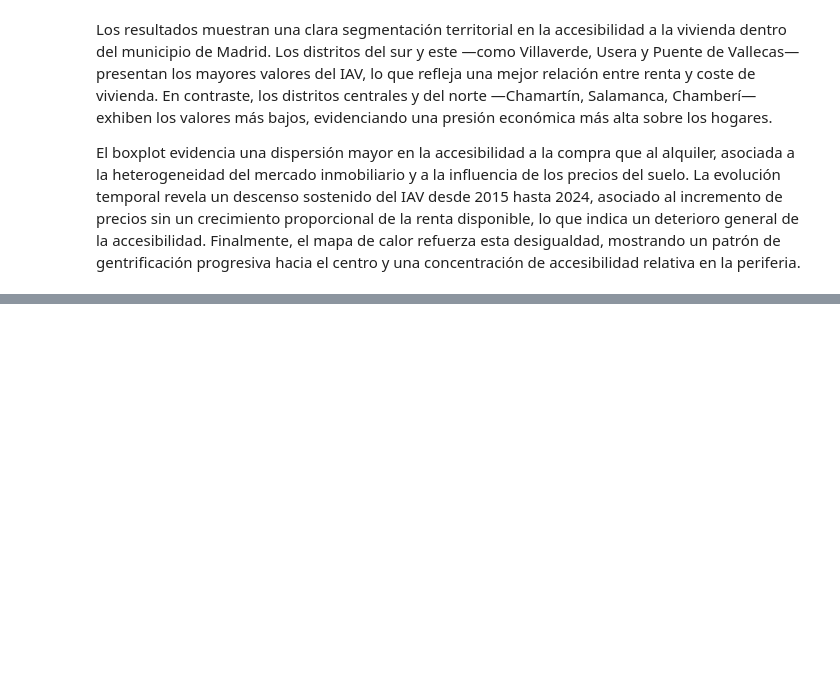
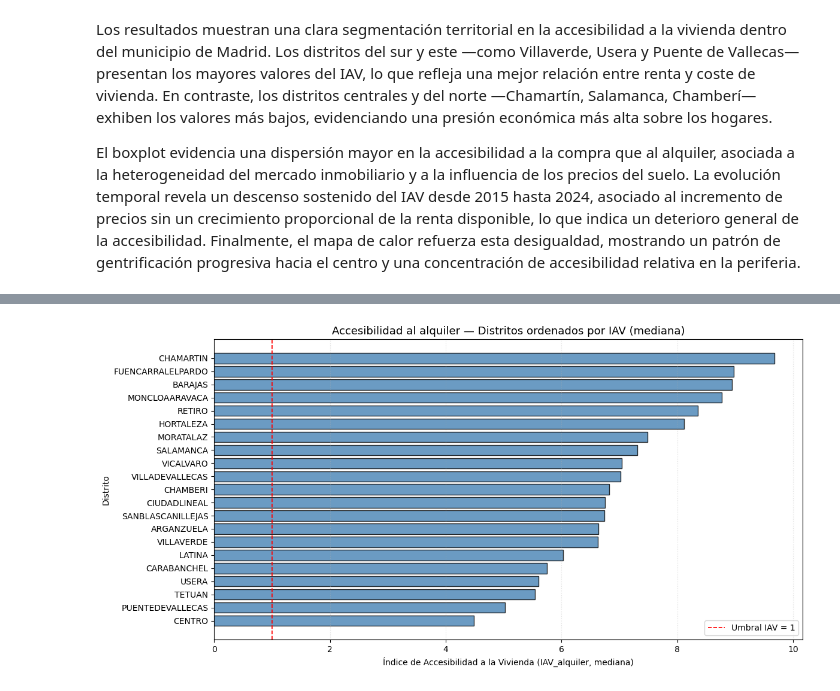
Before and after one commit to JorgeGM8/TFM_Data_Science, a Jupyter notebook: notebooks/Calculos_IAV.ipynb, the cells around one changed output, grey strips where cells are left out. Cells and saved outputs as stored; diff of their text form; code cells hidden in the pictures; blank space fills up the shorter version.

```diff
--- a/notebooks/Calculos_IAV.ipynb
+++ b/notebooks/Calculos_IAV.ipynb
@@ -122,0 +184,31 @@ Finalmente, el mapa de calor refuerza esta desigualdad, mostrando un patrón de
+# %%
+import matplotlib.pyplot as plt
+
+# ===============================================================
+# 17. VISUALIZACIÓN DE INDICADORES — IAV Y ESFUERZO (MEDIANAS)
+# ===============================================================
+
+# Filtramos los distritos con operación de alquiler
+medianas_alq = medianas_distrito[medianas_distrito["Operacion"] == "alquiler"].copy()
+
+# --- 1️⃣ Gráfico: IAV_alquiler ---
+medianas_alq = medianas_alq.sort_values("IAV_alquiler", ascending=True)
+
+plt.figure(figsize=(12,6))
+plt.barh(
+    medianas_alq["Distrito"],
+    medianas_alq["IAV_alquiler"],
+    color="steelblue",
+    edgecolor="black",
+    alpha=0.8
+)
+plt.axvline(1, color="red", linestyle="--", linewidth=1.2, label="Umbral IAV = 1")
+plt.title("Accesibilidad al alquiler — Distritos ordenados por IAV (mediana)", fontsize=13)
+plt.xlabel("Índice de Accesibilidad a la Vivienda (IAV_alquiler, mediana)")
+plt.ylabel("Distrito")
+plt.grid(axis="x", linestyle=":", alpha=0.4)
+plt.legend(loc="lower right")
+plt.tight_layout()
+plt.show()
+# %% [output]
+[figure, added]
```
Also changed, not shown: parts of 7 cells of this notebook.
